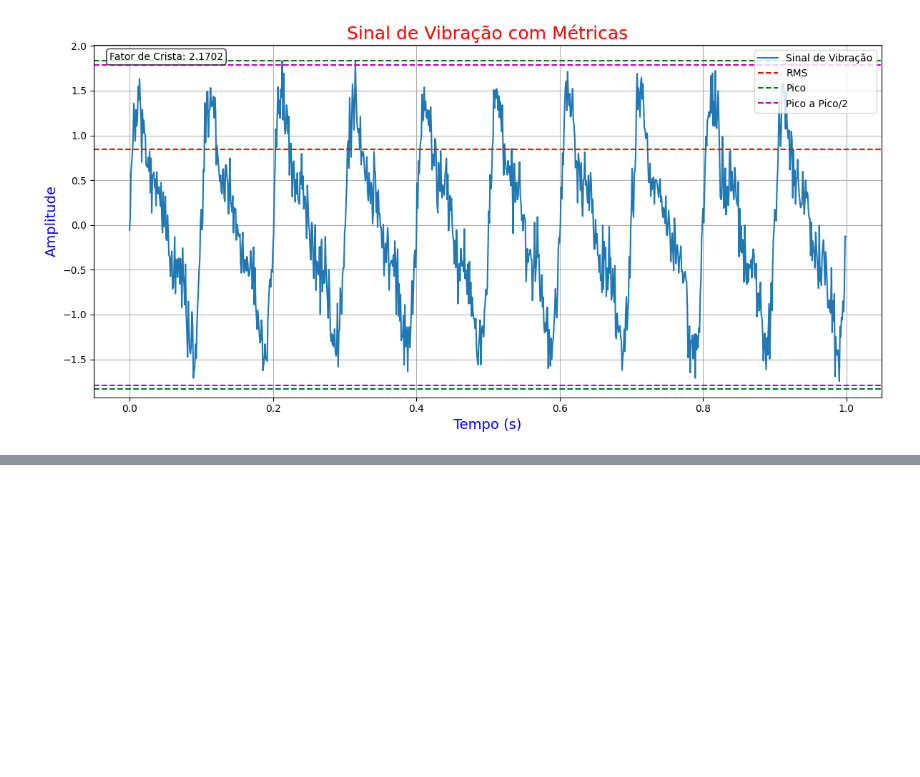
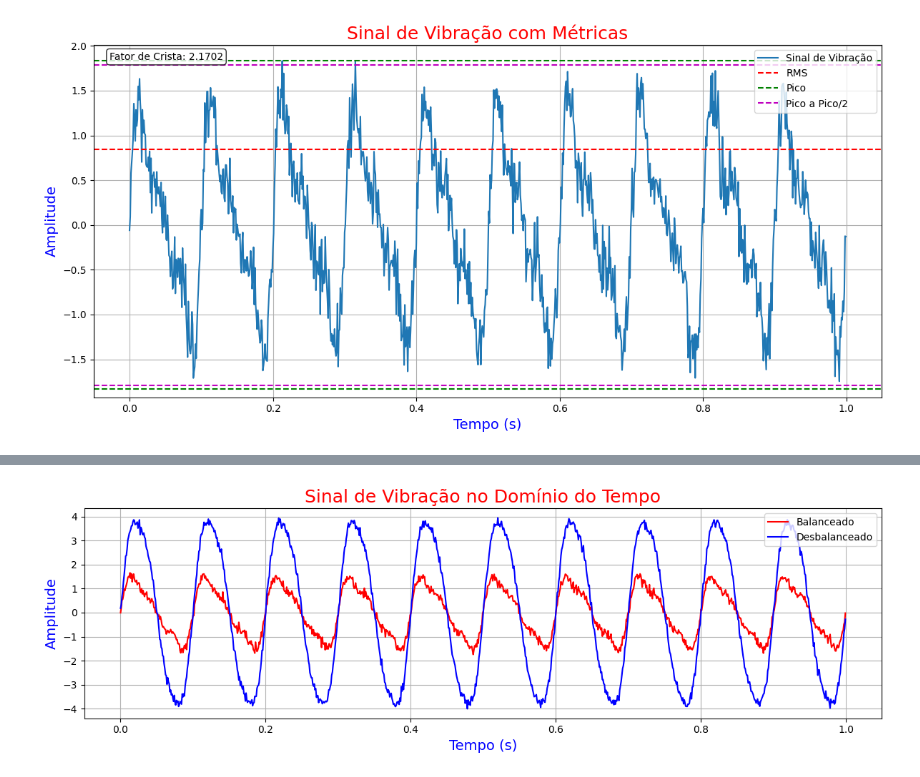
Before and after one commit to EddyGiusepe/Predictive_Maintenance_and_failure_detection_by_Vibration_Analysis, a Jupyter notebook: 2_VibrationAnalysis-Global_Data_or_Global_Metrics.ipynb, the cells around one changed output, grey strips where cells are left out. Drawn from its saved outputs; the diff is of its cells as text; code cells hidden in the pictures; blank space fills up the shorter version.

Commit message:
Estudando Análise Espectral e SIMULANDO uma falha de Desbalanceamento

```diff
--- a/2_VibrationAnalysis-Global_Data_or_Global_Metrics.ipynb
+++ b/2_VibrationAnalysis-Global_Data_or_Global_Metrics.ipynb
@@ -188,0 +254,80 @@ Fator de Crista: 2.1702
+# %%
+import numpy as np
+import matplotlib.pyplot as plt
+from scipy.fft import fft, fftfreq
+
+def generate_vibration_signal(t, freq, amplitude, noise_level=0.1, unbalance=False):
+    signal = amplitude * np.sin(2 * np.pi * freq * t)
+    if unbalance:
+        # Aumenta a amplitude da frequência fundamental para simular desbalanceamento:
+        signal *= 3
+    # Adiciona harmônicos e ruído:
+    signal += 0.3 * amplitude * np.sin(2 * np.pi * 2 * freq * t)  # 2X
+    signal += 0.2 * amplitude * np.sin(2 * np.pi * 3 * freq * t)  # 3X
+    signal += noise_level * np.random.randn(len(t))
+    return signal
+
+def plot_time_domain(t, signal_balanced, signal_unbalanced):
+    plt.figure(figsize=(12, 4))
+    plt.plot(t, signal_balanced, label='Balanceado', c="r")
+    plt.plot(t, signal_unbalanced, label='Desbalanceado', c="b")
+    plt.title('Sinal de Vibração no Domínio do Tempo', c="r", size="18")
+    plt.xlabel('Tempo (s)', c="b", size="14")
+    plt.ylabel('Amplitude', c="b", size="14")
+    plt.legend()
+    plt.tight_layout()
+    plt.grid(True)
+    plt.show()
+
+def plot_frequency_domain(t, signal_balanced, signal_unbalanced, freq):
+    n = len(t)
+    fft_balanced = fft(signal_balanced)
+    fft_unbalanced = fft(signal_unbalanced)
+    xf = fftfreq(n, t[1] - t[0])[:n//2]
+
+    # Calcula a amplitude da frequência fundamental para o sinal balanceado:
+    fundamental_freq_index = np.argmin(np.abs(xf - freq))
+    fundamental_amplitude_balanced = 2.0/n * np.abs(fft_balanced[fundamental_freq_index])
+
+    plt.figure(figsize=(12, 4))
+    plt.plot(xf, 2.0/n * np.abs(fft_balanced[0:n//2]), label='Balanceado', c="r")
+    plt.plot(xf, 2.0/n * np.abs(fft_unbalanced[0:n//2]), label='Desbalanceado', c="b")
+
+    # Adiciona a linha horizontal segmentada:
+    plt.axhline(y=fundamental_amplitude_balanced, color='g', linestyle='--', alpha=0.9,
+                label='Amplitude 1X Balanceada')
+
+    plt.title('Espectro de Frequência', c="r", size="18")
+    plt.xlabel('Frequência (Hz)', c="b", size="14")
+    plt.ylabel('Amplitude', c="b", size="14")
+    plt.legend()
+    plt.tight_layout()
+    plt.xlim(0, 200)
+    plt.grid(True)
+
+    # Adiciona anotações para os harmônicos:
+    for i in range(1, 4):
+        plt.axvline(x=i*freq, color='y', linestyle='--', alpha=0.8)
+        plt.text(i*freq, plt.ylim()[1], f'{i}X', horizontalalignment='center')
+
+    plt.show()
+
+# Parâmetros da simulação:
+duration = 1.0  # segundos
+sample_rate = 1000  # Hz
+n_samples = int(duration * sample_rate)
+t = np.linspace(0, duration, n_samples, endpoint=False)
+freq = 10  # Hz (frequência de rotação)
+amplitude = 1.3
+
+# Gerar sinais:
+signal_balanced = generate_vibration_signal(t, freq, amplitude)
+signal_unbalanced = generate_vibration_signal(t, freq, amplitude, unbalance=True)
+
+# Plotar sinais no domínio do tempo:
+plot_time_domain(t, signal_balanced, signal_unbalanced)
+
+# Plotar sinais no domínio da frequência:
+plot_frequency_domain(t, signal_balanced, signal_unbalanced, freq)
+# %% [output]
+[figure, added]
```
Also changed, not shown: parts of 4 cells of this notebook.
